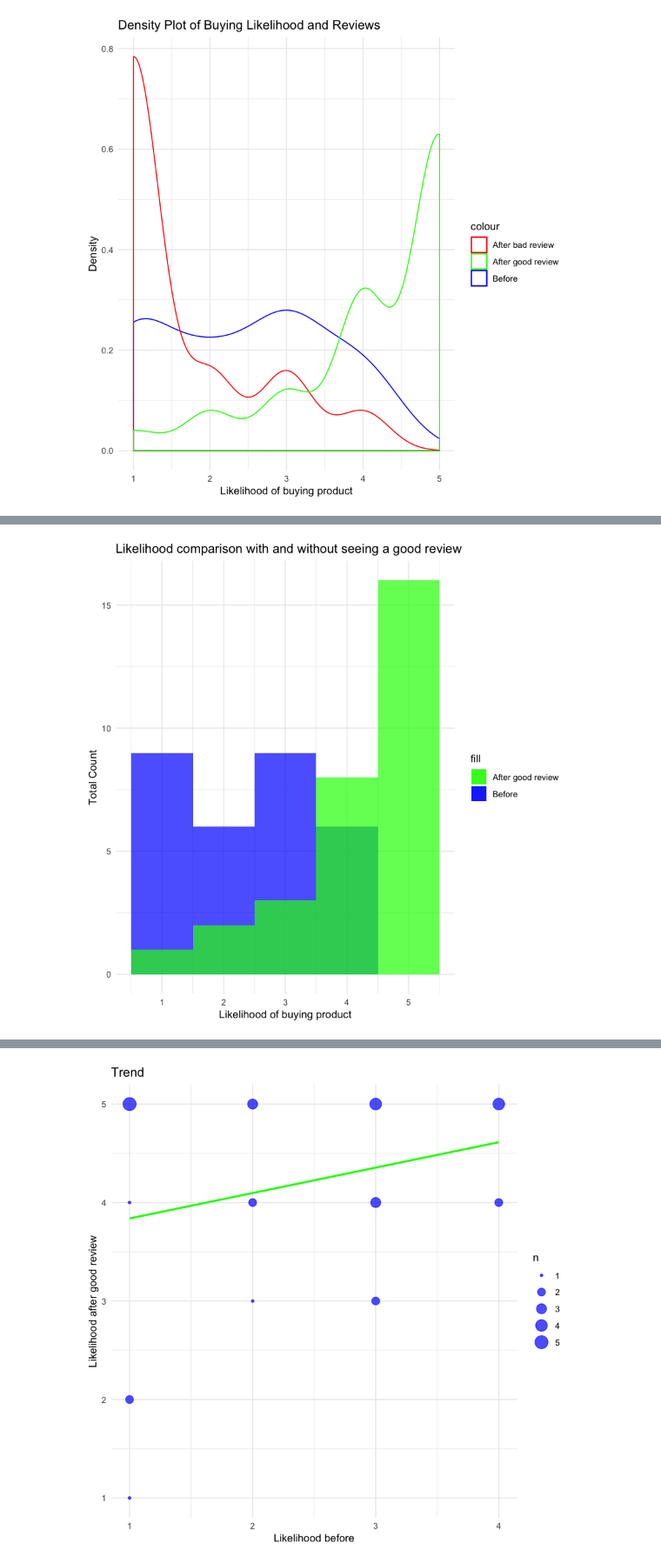
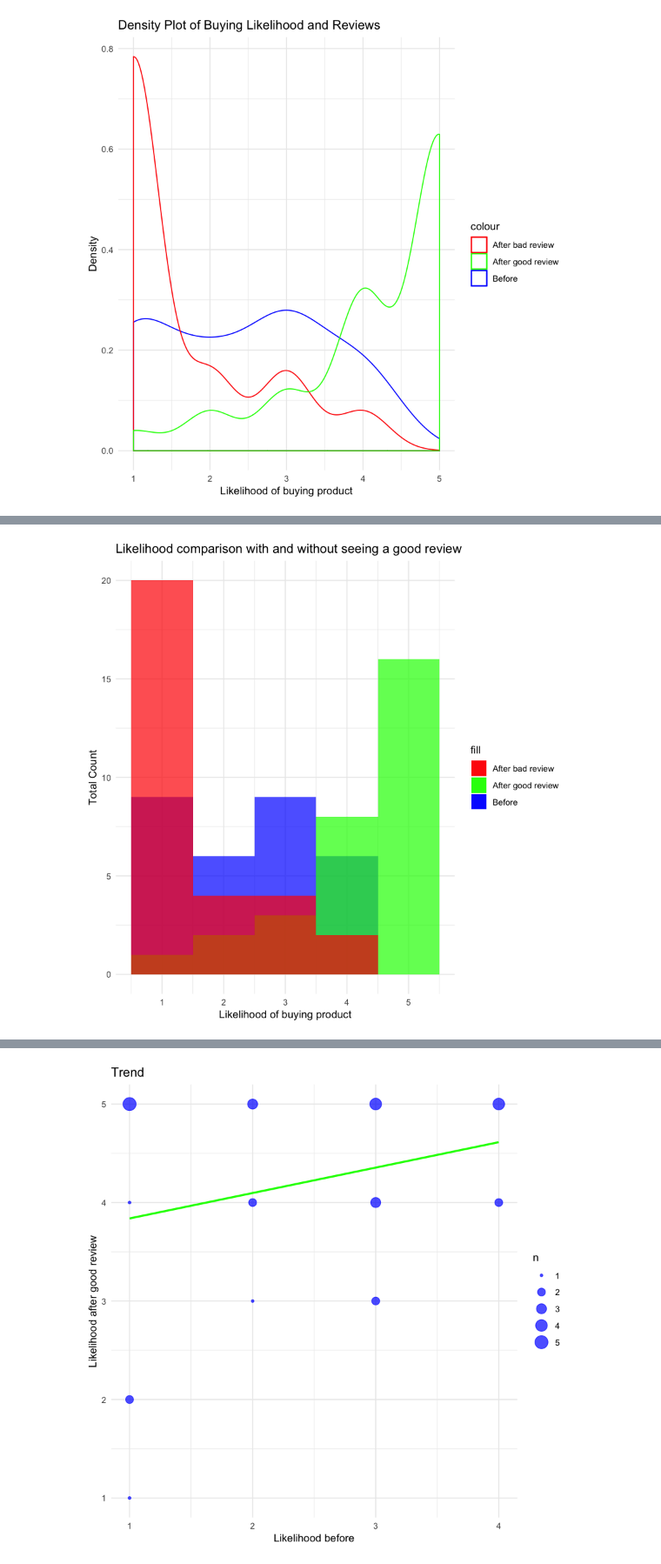
Before and after one commit to davidmescudi/WAL23-24, a Jupyter notebook: stat.ipynb, the cells around one changed output, grey strips where cells are left out. Shown at 87% size. Cells and saved outputs as stored; diff of their text form; code cells hidden in the pictures.

```diff
--- a/stat.ipynb
+++ b/stat.ipynb
@@ -31,10 +67,11 @@ ggplot(data, aes(x = data$prod1_initial, color = "Before")) +
 # %%
 ggplot(data, aes(x = data$prod1_initial, fill = "Before")) +
   geom_histogram(binwidth = 1, position = "identity", alpha = 0.7) +
   geom_histogram(aes(x = data$prod1_high_very_good, fill = "After good review"), binwidth = 1, position = "identity", alpha = 0.7) +
+  geom_histogram(aes(x = data$prod1_high_bad, fill = "After bad review"), binwidth = 1, position = "identity", alpha = 0.7) +
   labs(title = "Likelihood comparison with and without seeing a good review",
        x = "Likelihood of buying product", y = "Total Count") +
-  scale_fill_manual(values = c("Before" = "blue", "After good review" = "green")) +
+  scale_fill_manual(values = c("Before" = "blue", "After good review" = "green", "After bad review" = "red")) +
   theme_minimal()
 # %% [output]
-[figure, old version]
+[figure, new version]
```
Also changed, not shown: parts of 5 cells of this notebook.
